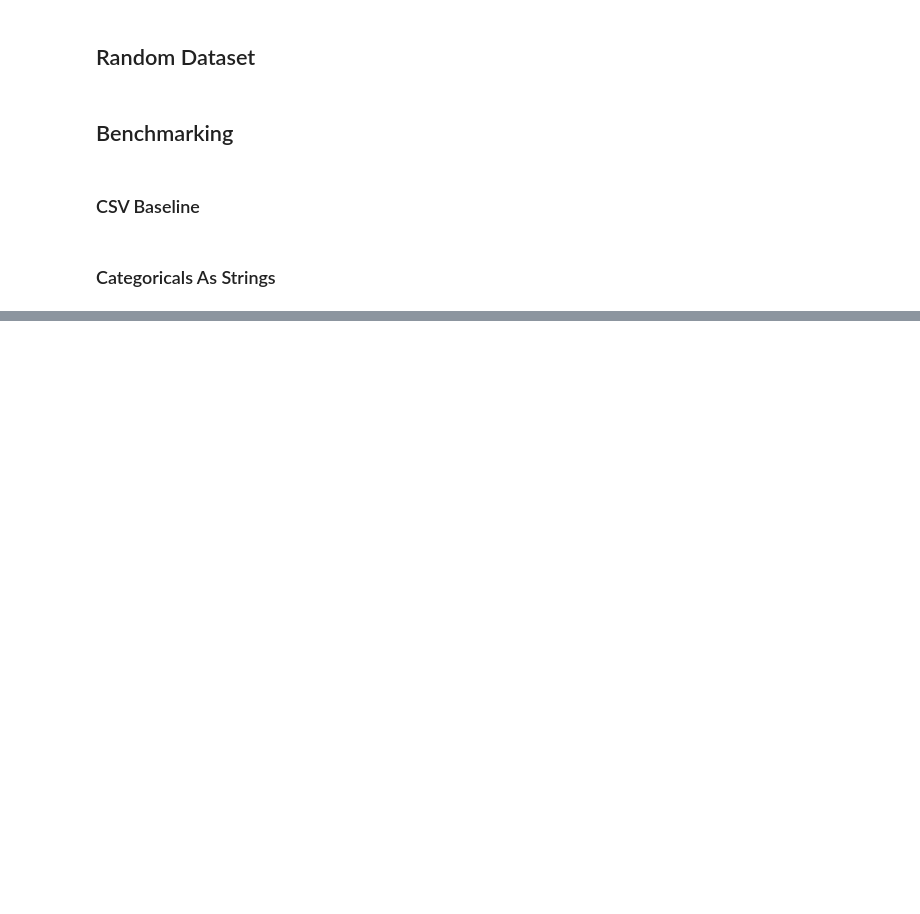
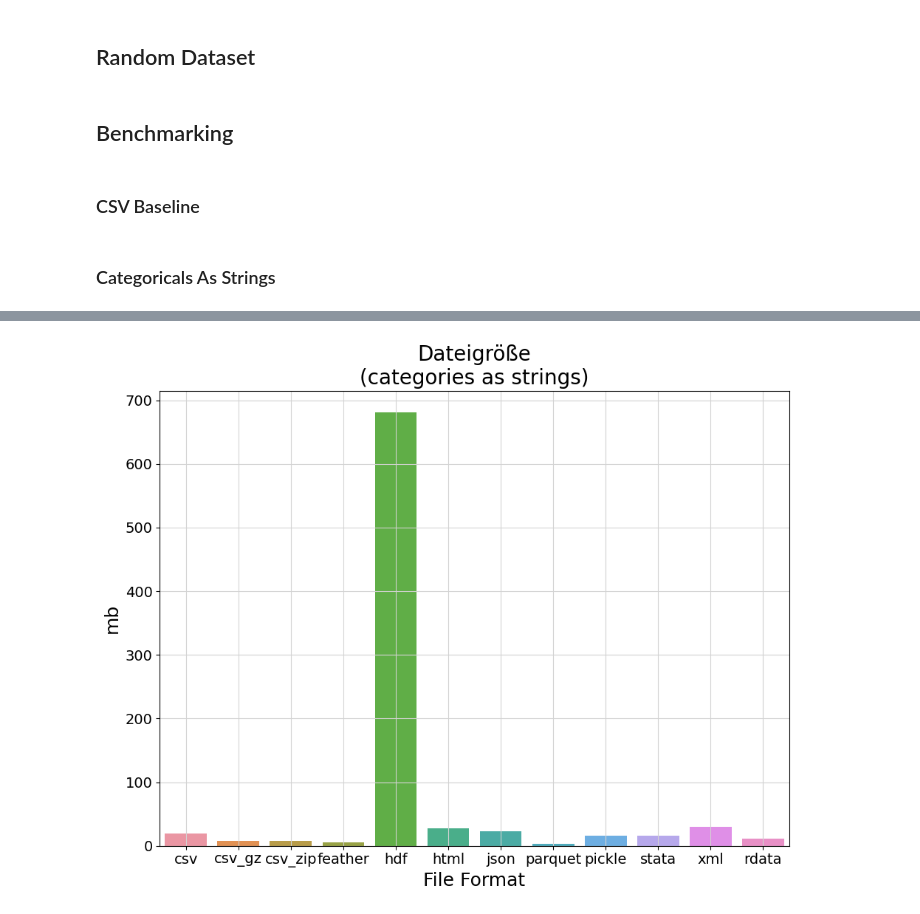
Before and after one commit to TerryGamon/benchmark_save_pd_dataset, a Jupyter notebook: benchmark_myg.ipynb, the cells around one changed output, grey strips where cells are left out. Cells and saved outputs as stored; diff of their text form; code cells hidden in the pictures; blank space fills up the shorter version.

```diff
--- a/benchmark_myg.ipynb
+++ b/benchmark_myg.ipynb
@@ -254,0 +279,9 @@ ax.grid(True)
+# %%
+io_size = avg[['format', 'size_mb']]
+ax = sns.barplot(x='format', y='size_mb',  data=io_size)
+_ = ax.set_xlabel('File Format')
+_ = ax.set_ylabel('mb')
+_ = ax.set_title('Dateigröße\n(categories as strings)')
+ax.grid(True)
+# %% [output]
+[figure, added]
```
Also changed, not shown: parts of 10 cells of this notebook.
